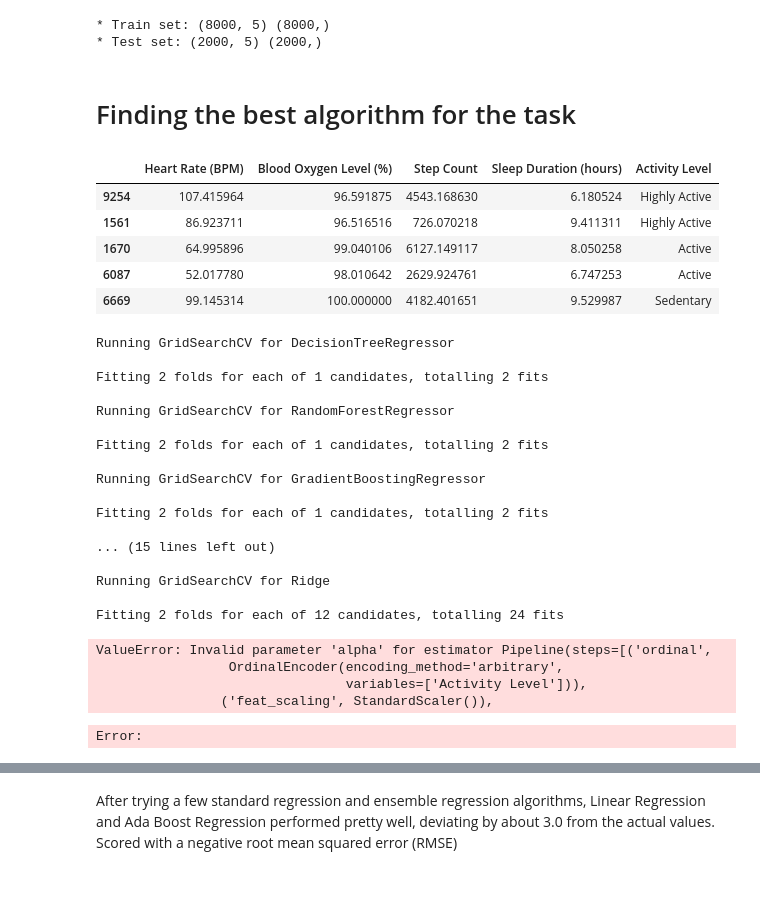
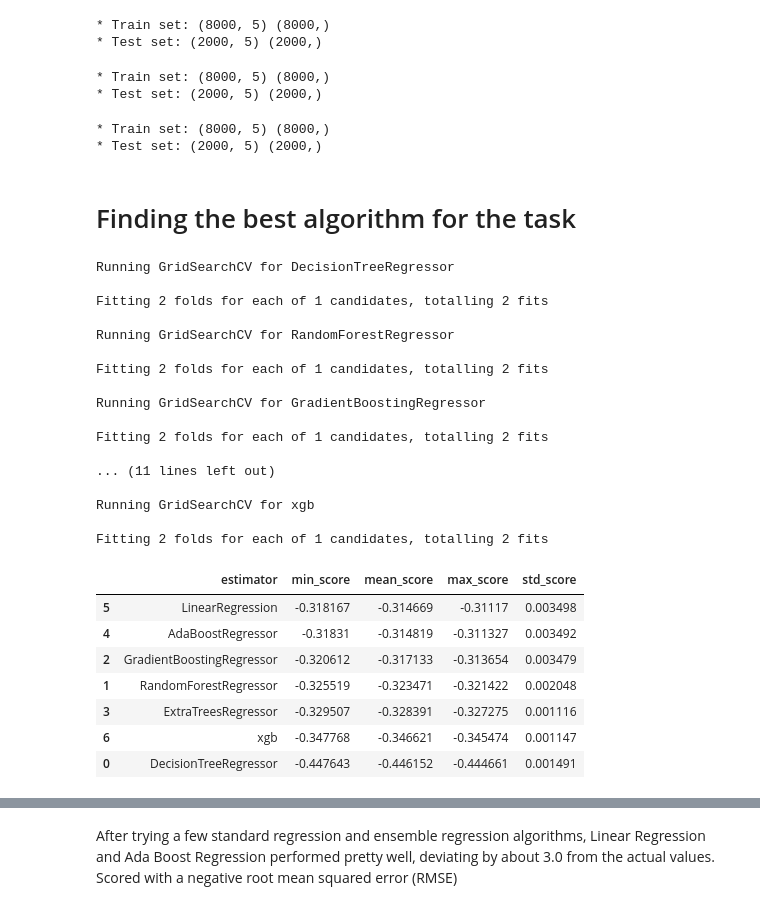
Before and after one commit to MaxBWiseman/Predictive_Analytics_Project, a Jupyter notebook: jupyter_notebooks/Feature_Engineering_Notebook.ipynb, the cells around one changed output, grey strips where cells are left out. Cells and saved outputs as stored; diff of their text form; code cells hidden in the pictures.

```diff
--- a/jupyter_notebooks/Feature_Engineering_Notebook.ipynb
+++ b/jupyter_notebooks/Feature_Engineering_Notebook.ipynb
@@ -449,11 +498,10 @@ Lets try the embedded method of feature selection also. lets split the Test and
 # %%
 from sklearn.model_selection import train_test_split
 X_train, X_test, y_train, y_test = train_test_split(df2_scaled.drop(['Stress Level'],axis=1),
-                                                    df2['Stress Level'],
+                                                    df2_scaled['Stress Level'],
                                                     test_size=0.2,
                                                     random_state=42)
 
-# Is good practice to inspect the shape of the Train and Test sets.
 print("* Train set:", X_train.shape, y_train.shape, "\n* Test set:",  X_test.shape, y_test.shape)
 # %% [output]
 * Train set: (8000, 5) (8000,)
@@ -470,13 +517,25 @@ print("* Train set:", X_train.shape, y_train.shape, "\n* Test set:",  X_test.sha
 * Train set: (8000, 5) (8000,)
 * Test set: (2000, 5) (2000,)
 # %%
-X_train_smth, X_test_smth, y_train_smth, y_test_smth = train_test_split(df_smooth_scaled.drop(['Step Count'],axis=1),
-                                                    df3['Step Count'],
+X_train_smth, X_test_smth, y_train_smth, y_test_smth = train_test_split(df_smooth_scaled.drop(['Stress Level'],axis=1),
+                                                    df_smooth_scaled['Stress Level'],
                                                     test_size=0.2,
                                                     random_state=42)
 
-# Is good practice to inspect the shape of the Train and Test sets.
 print("* Train set:", X_train.shape, y_train.shape, "\n* Test set:",  X_test.shape, y_test.shape)
+# %% [output]
+* Train set: (8000, 5) (8000,)
+* Test set: (2000, 5) (2000,)
+# %%
+X_train2_smth, X_test2_smth, y_train2_smth, y_test2_smth = train_test_split(df_smooth_scaled.drop(['Step Count'],axis=1),
+                                                    df_smooth_scaled['Step Count'],
+                                                    test_size=0.2,
+                                                    random_state=42)
+
+print("* Train set:", X_train.shape, y_train.shape, "\n* Test set:",  X_test.shape, y_test.shape)
+# %% [output]
+* Train set: (8000, 5) (8000,)
+* Test set: (2000, 5) (2000,)
 # %% [markdown]
 # Finding the best algorithm for the task
 # %%
@@ -592,48 +649,41 @@ params_search = {
     "LinearRegression": {},
     "xgb": {},
 }
-# %%
-X_train.head()
-# %% [output]
-|  | Heart Rate (BPM) | Blood Oxygen Level (%) | Step Count | Sleep Duration (hours) | Activity Level |
-| 9254 | 107.415964 | 96.591875 | 4543.168630 | 6.180524 | Highly Active |
-| 1561 | 86.923711 | 96.516516 | 726.070218 | 9.411311 | Highly Active |
-| 1670 | 64.995896 | 99.040106 | 6127.149117 | 8.050258 | Active |
-| 6087 | 52.017780 | 98.010642 | 2629.924761 | 6.747253 | Active |
-| 6669 | 99.145314 | 100.000000 | 4182.401651 | 9.529987 | Sedentary |
 # %%
-y_train_adjusted = y_train - y_train.min() # this fixes and error with xgboost to do with the numbers from 1 to 10 being interpreted as 0 to 9? weird one.
-
 search = HyperparameterOptimizationSearch(models=models_search, params=params_search)
-search.fit(X_train, y_train_adjusted,
+search.fit(X_train, y_train,
            scoring='neg_root_mean_squared_error',
            n_jobs=-1,
            cv=2)
 
 
 # method .score_summary returns a DataFrame with all the training results summary and a dictionary containing all pipelines.
+print("Best algorithms for predicting Stress Level")
 grid_search_summary, grid_search_pipelines = search.score_summary(sort_by='mean_score')
 grid_search_summary
 # %% [output]
 Running GridSearchCV for DecisionTreeRegressor
 
 Fitting 2 folds for each of 1 candidates, totalling 2 fits
 
 Running GridSearchCV for RandomForestRegressor
 
 Fitting 2 folds for each of 1 candidates, totalling 2 fits
 
 Running GridSearchCV for GradientBoostingRegressor
 
 Fitting 2 folds for each of 1 candidates, totalling 2 fits
 
-... (15 lines left out)
+... (11 lines left out)
 
-Running GridSearchCV for Ridge
+Running GridSearchCV for xgb
 
-Fitting 2 folds for each of 12 candidates, totalling 24 fits
+Fitting 2 folds for each of 1 candidates, totalling 2 fits
-ValueError: Invalid parameter 'alpha' for estimator Pipeline(steps=[('ordinal',
-                 OrdinalEncoder(encoding_method='arbitrary',
-                                variables=['Activity Level'])),
-                ('feat_scaling', StandardScaler()),
-Error:
+|  | estimator | min_score | mean_score | max_score | std_score |
+| 5 | LinearRegression | -0.318167 | -0.314669 | -0.31117 | 0.003498 |
+| 4 | AdaBoostRegressor | -0.31831 | -0.314819 | -0.311327 | 0.003492 |
+| 2 | GradientBoostingRegressor | -0.320612 | -0.317133 | -0.313654 | 0.003479 |
+| 1 | RandomForestRegressor | -0.325519 | -0.323471 | -0.321422 | 0.002048 |
+| 3 | ExtraTreesRegressor | -0.329507 | -0.328391 | -0.327275 | 0.001116 |
+| 6 | xgb | -0.347768 | -0.346621 | -0.345474 | 0.001147 |
+| 0 | DecisionTreeRegressor | -0.447643 | -0.446152 | -0.444661 | 0.001491 |
```
Also changed, not shown: parts of 47 cells of this notebook.
